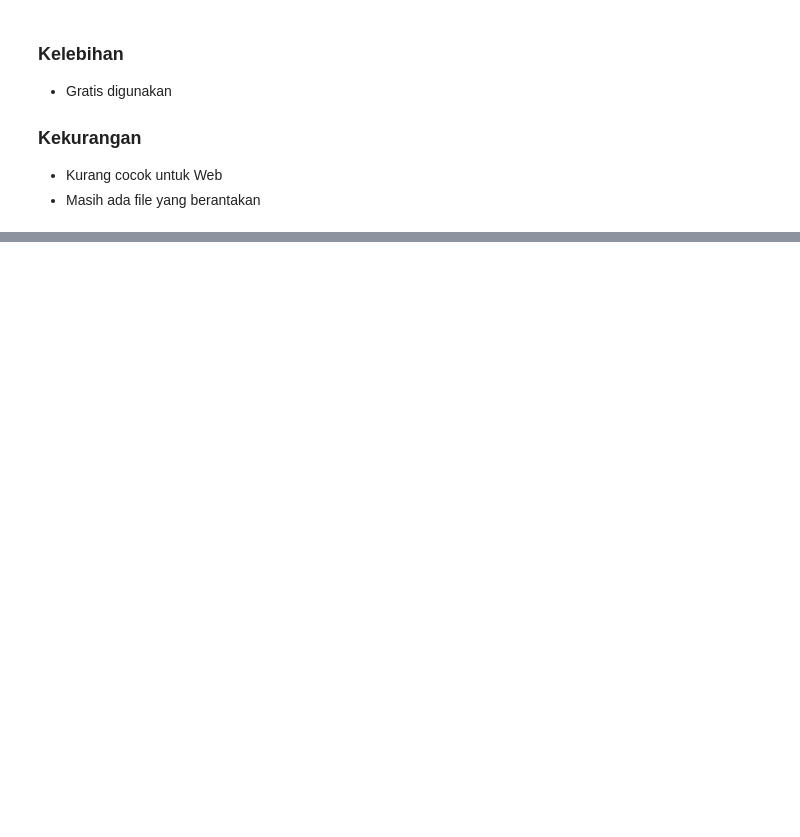
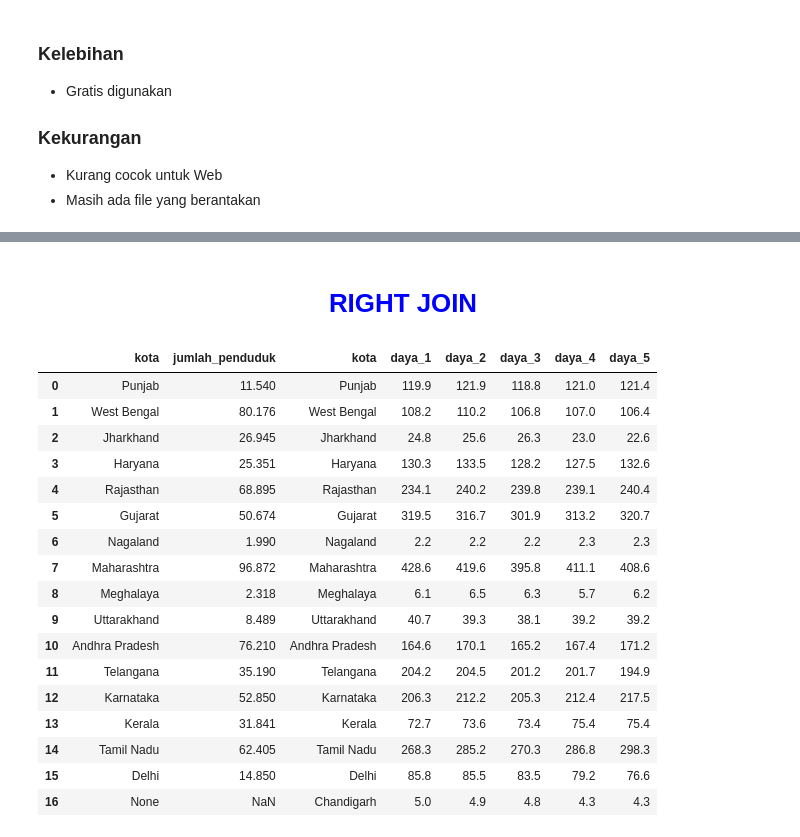
Before and after one commit to sakerajunior/ptpjb, a Jupyter notebook: 15 - Basic Postgresql.ipynb, the cells around one changed output, grey strips where cells are left out. Saved outputs shown, nothing was run; the diff lists cells and outputs as text; code cells hidden in the pictures; blank space fills up the shorter version.

```diff
--- a/15 - Basic Postgresql.ipynb
+++ b/15 - Basic Postgresql.ipynb
@@ -374,0 +308,9 @@ except Exception as e:
+# %%
+select_offset = (''' SELECT * FROM "public"."customer" LIMIT 10 OFFSET 5; ''')
+try:
+    df = pd.read_sql_query(select_offset, conn)
+    conn.commit()
+    display(df)
+except Exception as e:
+    conn.rollback()
+    print(e)
@@ -374,0 +826,12 @@ except Exception as e:
+# %%
+#join inner data customer dan konsumsi_listrik dengan kota
+inner_join = (''' SELECT "konsumsi_listrik".*,"customer".jumlah_penduduk FROM "public"."customer" INNER JOIN "konsumsi_listrik"
+                    ON ("customer".kota = "konsumsi_listrik".kota); ''')
+
+try:
+    df = pd.read_sql_query(inner_join, conn)
+    conn.commit()
+    display(df)
+except Exception as e:
+    conn.rollback()
+    print(e)
@@ -374,0 +858,12 @@ except Exception as e:
+# %%
+#left join data customer dan konsumsi_listrik dengan kota
+left_join = (''' SELECT * FROM "public"."customer" LEFT OUTER JOIN "konsumsi_listrik"
+                    ON ("customer".kota = "konsumsi_listrik".kota); ''')
+
+try:
+    df = pd.read_sql_query(left_join, conn)
+    conn.commit()
+    display(df)
+except Exception as e:
+    conn.rollback()
+    print(e)
@@ -374,0 +888,33 @@ except Exception as e:
+# %% [markdown]
+# <center><font color="blue">RIGHT JOIN
+# %%
+#right join data customer dan konsumsi_listrik dengan kota
+right_join = (''' SELECT * FROM "public"."customer" RIGHT OUTER JOIN "konsumsi_listrik"
+                    ON ("customer".kota = "konsumsi_listrik".kota); ''')
+
+try:
+    df = pd.read_sql_query(right_join, conn)
+    conn.commit()
+    display(df)
+except Exception as e:
+    conn.rollback()
+    print(e)
+# %% [output]
+|  | kota | jumlah_penduduk | kota | daya_1 | daya_2 | daya_3 | daya_4 | daya_5 |
+| 0 | Punjab | 11.540 | Punjab | 119.9 | 121.9 | 118.8 | 121.0 | 121.4 |
+| 1 | West Bengal | 80.176 | West Bengal | 108.2 | 110.2 | 106.8 | 107.0 | 106.4 |
+| 2 | Jharkhand | 26.945 | Jharkhand | 24.8 | 25.6 | 26.3 | 23.0 | 22.6 |
+| 3 | Haryana | 25.351 | Haryana | 130.3 | 133.5 | 128.2 | 127.5 | 132.6 |
+| 4 | Rajasthan | 68.895 | Rajasthan | 234.1 | 240.2 | 239.8 | 239.1 | 240.4 |
+| 5 | Gujarat | 50.674 | Gujarat | 319.5 | 316.7 | 301.9 | 313.2 | 320.7 |
+| 6 | Nagaland | 1.990 | Nagaland | 2.2 | 2.2 | 2.2 | 2.3 | 2.3 |
+| 7 | Maharashtra | 96.872 | Maharashtra | 428.6 | 419.6 | 395.8 | 411.1 | 408.6 |
+| 8 | Meghalaya | 2.318 | Meghalaya | 6.1 | 6.5 | 6.3 | 5.7 | 6.2 |
+| 9 | Uttarakhand | 8.489 | Uttarakhand | 40.7 | 39.3 | 38.1 | 39.2 | 39.2 |
+| 10 | Andhra Pradesh | 76.210 | Andhra Pradesh | 164.6 | 170.1 | 165.2 | 167.4 | 171.2 |
+| 11 | Telangana | 35.190 | Telangana | 204.2 | 204.5 | 201.2 | 201.7 | 194.9 |
+| 12 | Karnataka | 52.850 | Karnataka | 206.3 | 212.2 | 205.3 | 212.4 | 217.5 |
+| 13 | Kerala | 31.841 | Kerala | 72.7 | 73.6 | 73.4 | 75.4 | 75.4 |
+| 14 | Tamil Nadu | 62.405 | Tamil Nadu | 268.3 | 285.2 | 270.3 | 286.8 | 298.3 |
+| 15 | Delhi | 14.850 | Delhi | 85.8 | 85.5 | 83.5 | 79.2 | 76.6 |
+| 16 | None | NaN | Chandigarh | 5.0 | 4.9 | 4.8 | 4.3 | 4.3 |
```
Also changed, not shown: parts of 105 cells of this notebook.
